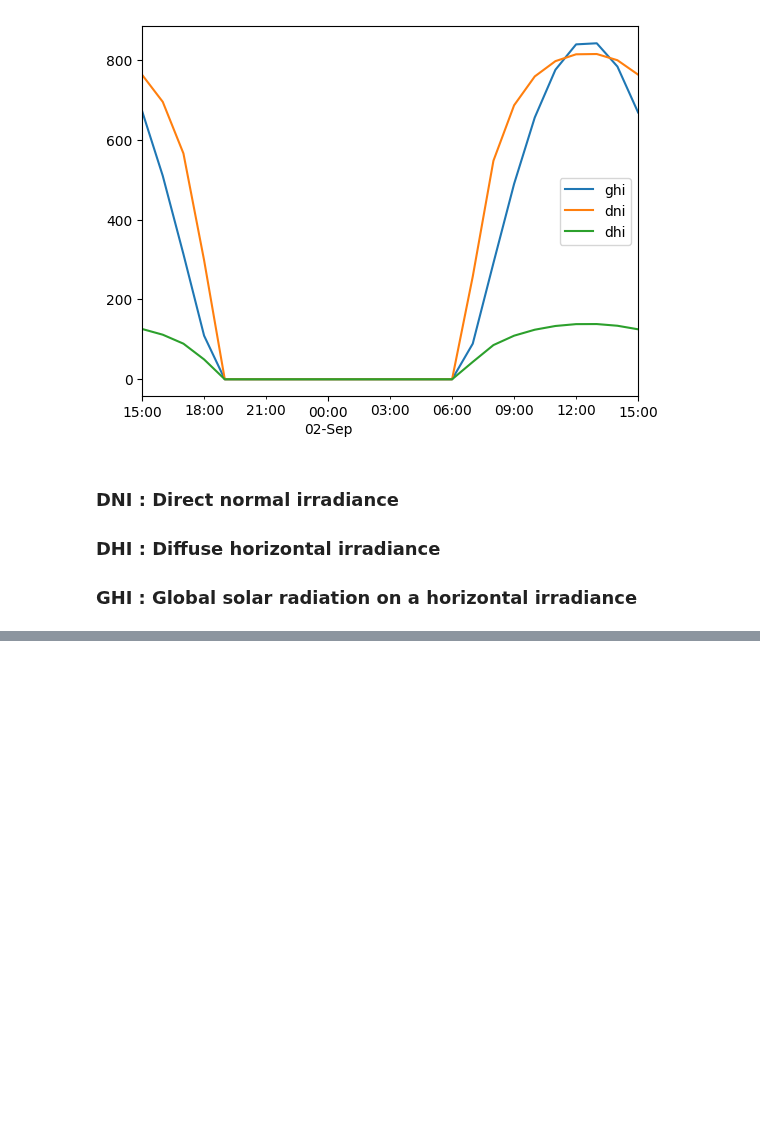
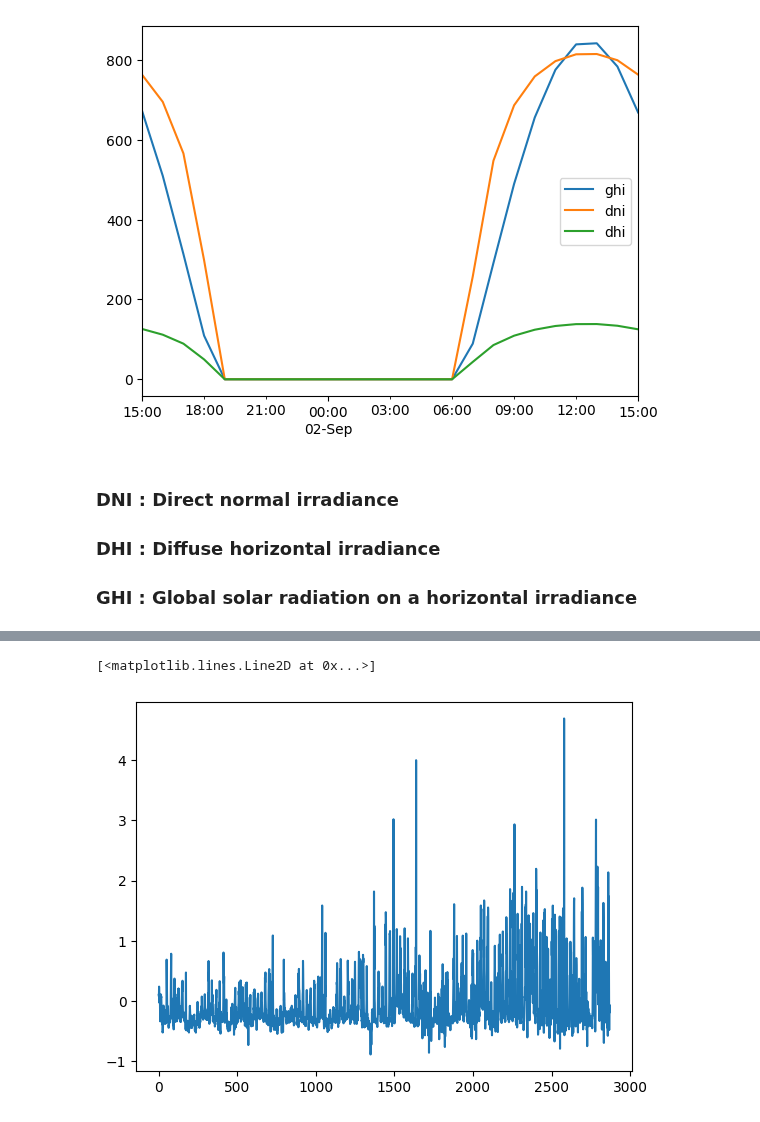
Before and after one commit to Jjineeq/Capstone_Design, a Jupyter notebook: 23_04_23.ipynb, the cells around one changed output, grey strips where cells are left out. Cells and saved outputs as stored; diff of their text form; code cells hidden in the pictures; blank space fills up the shorter version.

```diff
--- a/23_04_23.ipynb
+++ b/23_04_23.ipynb
@@ -308,0 +311,5 @@ plt.plot(predict)
+# %%
+plt.plot(predict.reshape(-1,1))
+# %% [output]
+[<matplotlib.lines.Line2D at 0x...>]
+[figure, added]
```
Also changed, not shown: parts of 18 cells of this notebook, 1 other file.
